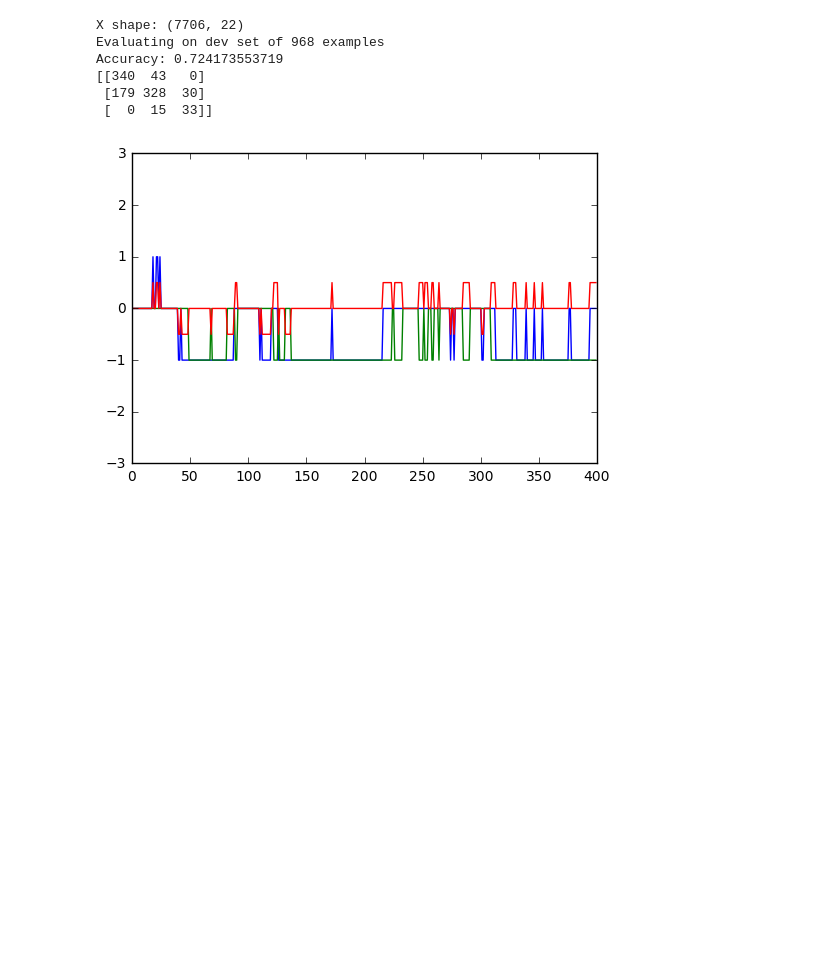
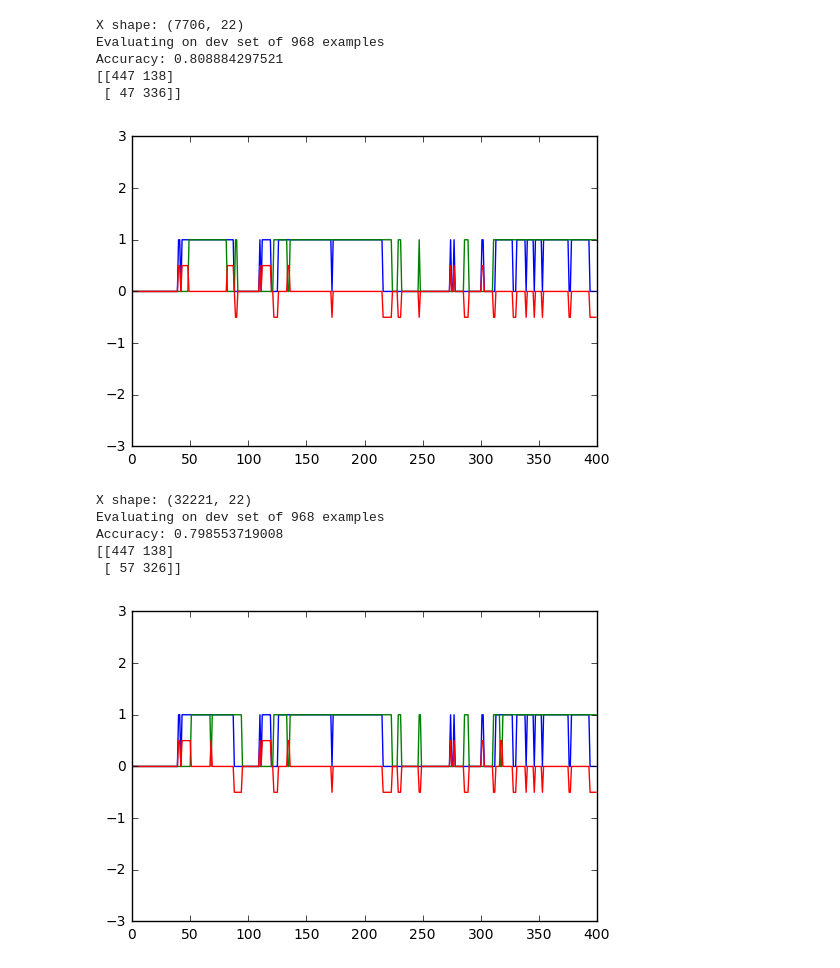
Before and after one commit to cer446/Intro-to-DS-CitiBike-Term-Project, a Jupyter notebook: LogReg.ipynb, the cells around one changed output. Saved outputs shown, nothing was run; the diff lists cells and outputs as text; code cells hidden in the pictures; blank space fills up the shorter version.

```diff
--- a/LogReg.ipynb
+++ b/LogReg.ipynb
@@ -200,16 +122,16 @@ more['train'][0].describe().T
 | traffic_2_speed_scrub | 3470.0 | 26.697545 | 5.910405 | 0.00 | 26.993491 | 26.993491 | 26.993491 | 186.410000 |
 # %%
 appended = project_env.merge_training(data, more)
+appended_empty = binarize(appended, -1)
 
-a_logreg, a_scaler = do_logreg(appended)
+a_logreg, a_scaler, a_pred = do_logreg(appended_empty)
 # %% [output]
 X shape: (7706, 22)
 Evaluating on dev set of 968 examples
-Accuracy: 0.724173553719
-[[340  43   0]
- [179 328  30]
- [  0  15  33]]
+Accuracy: 0.808884297521
+[[447 138]
+ [ 47 336]]
-[figure, old version]
+[figure, new version]
 # %%
 # Go nuts with adding more training data.
 station_ids_to_concat = [446, 320, 3263, 285, 435, 477]
@@ -221,4 +143,14 @@ for df in station_ids_data:
     more_appended = project_env.merge_training(more_appended, df)
 
 assert len(appended['train'][0]) == app_len
+# %%
+more_appended_empty = binarize(more_appended, -1)
+sq, scl, more_appended_pred = do_logreg(more_appended_empty)
+# %% [output]
+X shape: (32221, 22)
+Evaluating on dev set of 968 examples
+Accuracy: 0.798553719008
+[[447 138]
+ [ 57 326]]
+[figure, added]
 # %%
```
Also changed, not shown: parts of 12 cells of this notebook, 1 other file.
